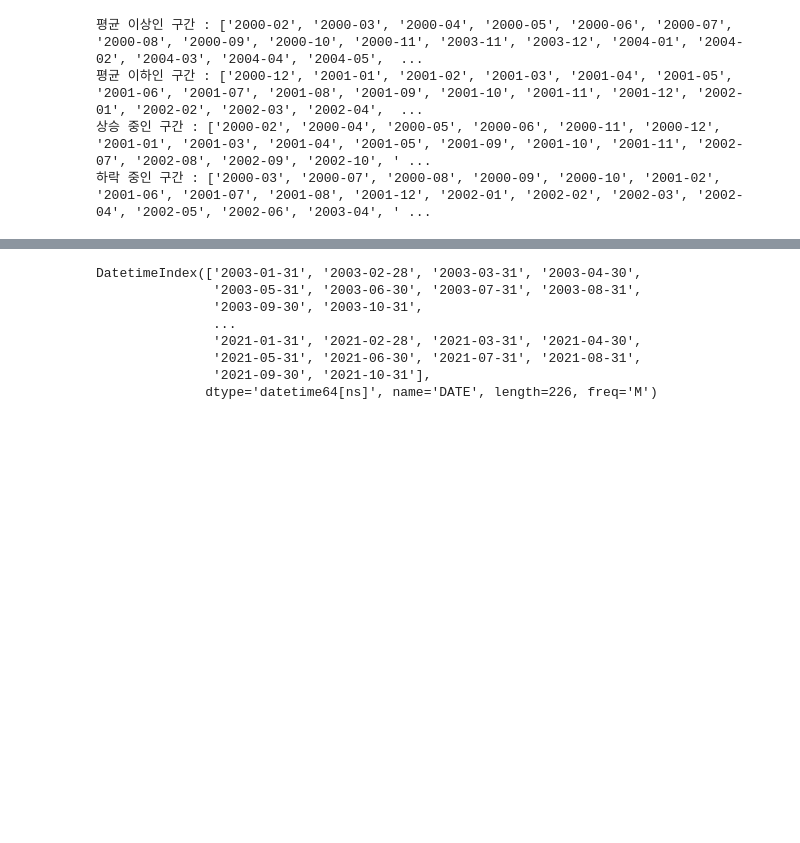
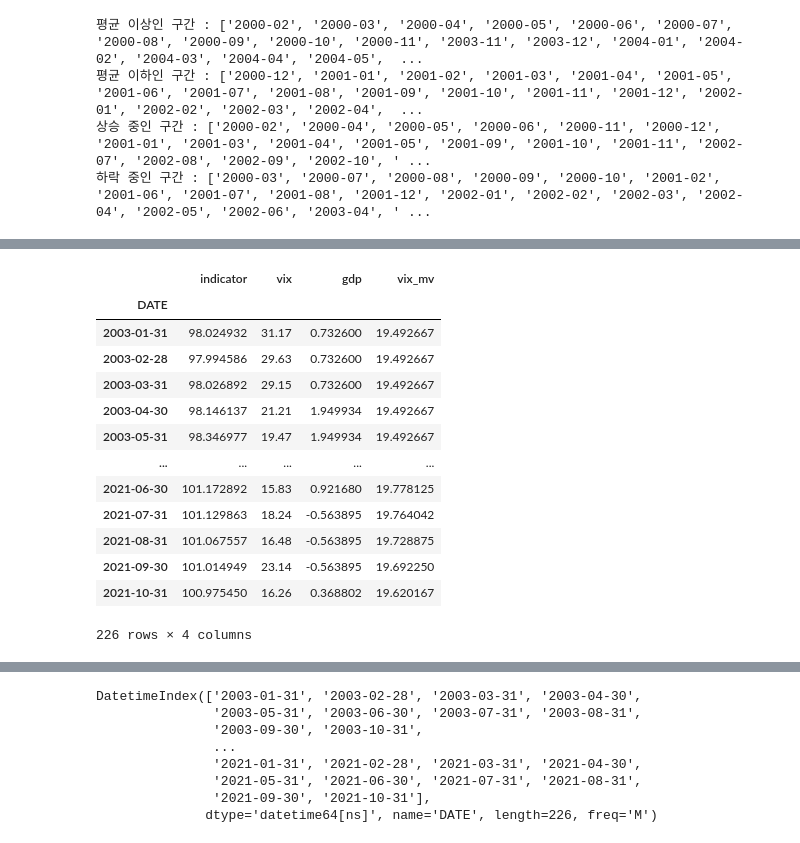
Before and after one commit to FELAB-KHU/S-PQuantTeam03, a Jupyter notebook: regime_re_지영_1121.ipynb, the cells around one changed output, grey strips where cells are left out. Cells and saved outputs as stored; diff of their text form; code cells hidden in the pictures; blank space fills up the shorter version.

```diff
--- a/regime_re_지영_1121.ipynb
+++ b/regime_re_지영_1121.ipynb
@@ -112,0 +141,17 @@ for i in all_period:
+# %%
+data
+# %% [output]
+|  | indicator | vix | gdp | vix_mv |
+| DATE |  |  |  |  |
+| 2003-01-31 | 98.024932 | 31.17 | 0.732600 | 19.492667 |
+| 2003-02-28 | 97.994586 | 29.63 | 0.732600 | 19.492667 |
+| 2003-03-31 | 98.026892 | 29.15 | 0.732600 | 19.492667 |
+| 2003-04-30 | 98.146137 | 21.21 | 1.949934 | 19.492667 |
+| 2003-05-31 | 98.346977 | 19.47 | 1.949934 | 19.492667 |
+| ... | ... | ... | ... | ... |
+| 2021-06-30 | 101.172892 | 15.83 | 0.921680 | 19.778125 |
+| 2021-07-31 | 101.129863 | 18.24 | -0.563895 | 19.764042 |
+| 2021-08-31 | 101.067557 | 16.48 | -0.563895 | 19.728875 |
+| 2021-09-30 | 101.014949 | 23.14 | -0.563895 | 19.692250 |
+| 2021-10-31 | 100.975450 | 16.26 | 0.368802 | 19.620167 |
+226 rows × 4 columns
```
Also changed, not shown: parts of 17 cells of this notebook, 2 other files.
